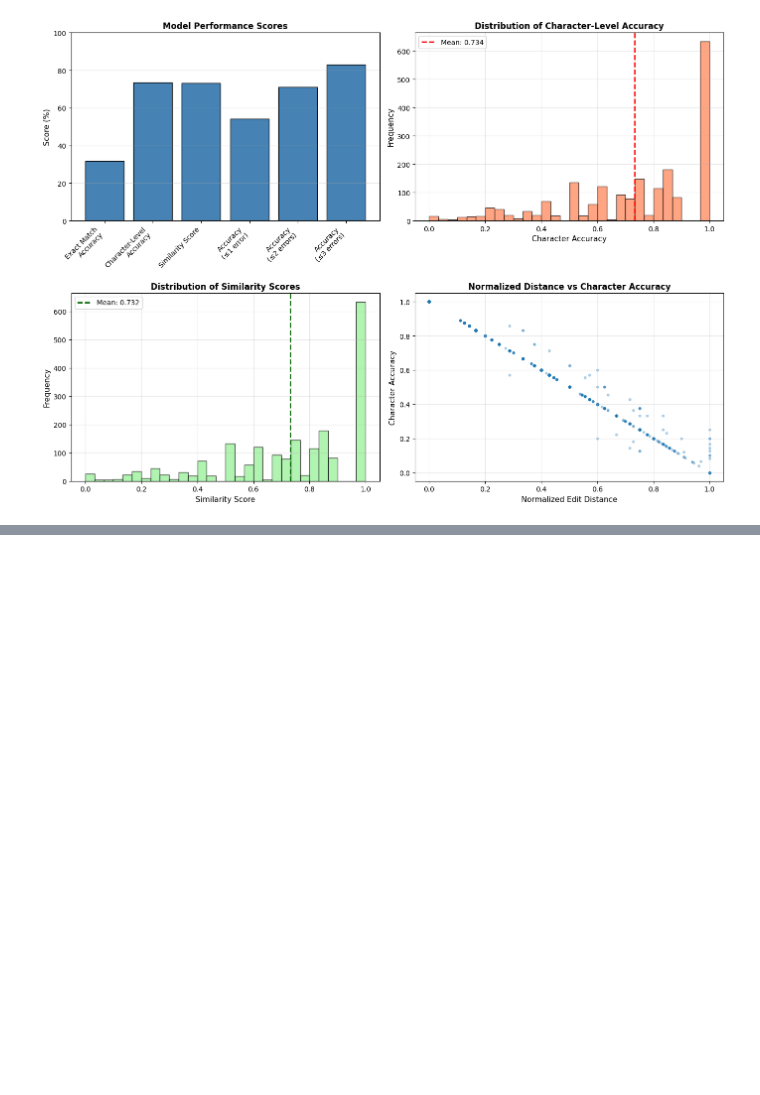
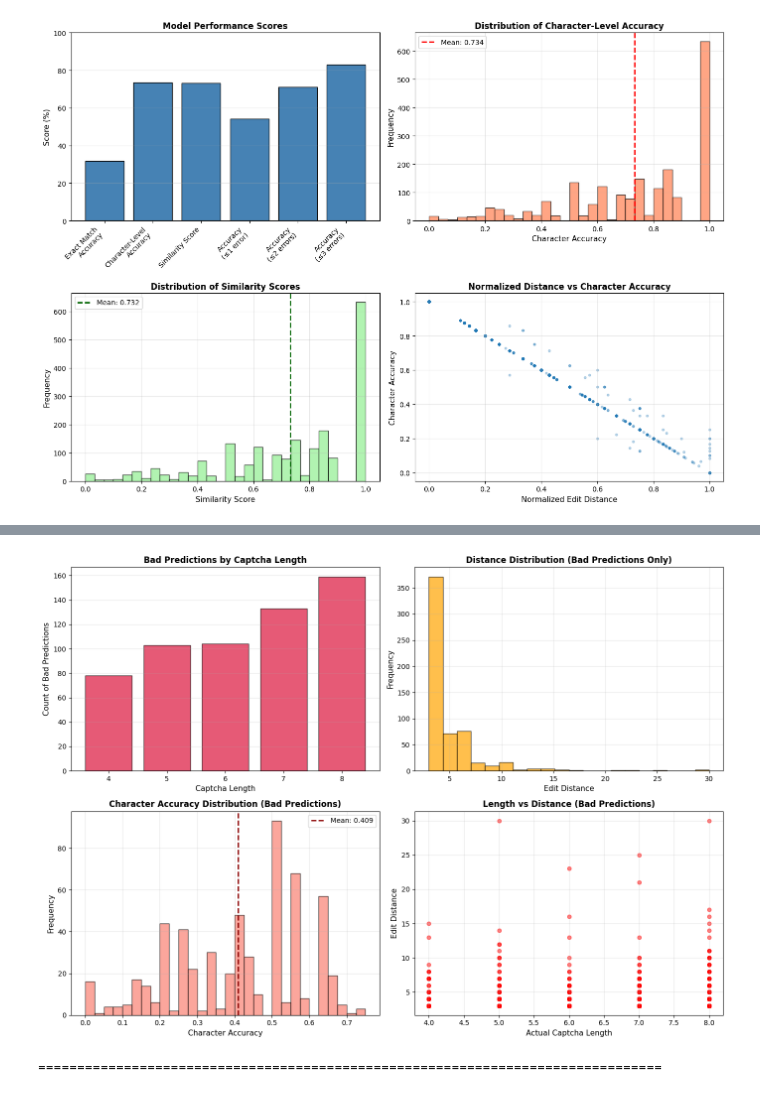
Before and after one commit to JCSnap/cs4243-project, a Jupyter notebook: test_analysis.ipynb, the cells around one changed output, grey strips where cells are left out. Cells and saved outputs as stored; diff of their text form; code cells hidden in the pictures; blank space fills up the shorter version.

```diff
--- a/test_analysis.ipynb
+++ b/test_analysis.ipynb
@@ -331,0 +410,78 @@ plt.show()
+# %%
+# Analyze patterns in bad predictions
+print("=" * 80)
+print("ANALYSIS OF BAD PREDICTIONS")
+print("=" * 80)
+
+# 1. Bad predictions by length
+print("\n1. Bad Predictions by Actual Captcha Length:")
+bad_by_length = bad_predictions.groupby('Actual_Length').size().sort_index()
+print(bad_by_length)
+print(f"\nAverage length of bad predictions: {bad_predictions['Actual_Length'].mean():.2f}")
+print(f"Average length of all predictions: {df['Actual_Length'].mean():.2f}")
+
+# 2. Bad predictions by distance range
+print("\n2. Bad Predictions by Distance Range:")
+distance_ranges = [
+    (3, 5, "3-5"),
+    (6, 10, "6-10"),
+    (11, 20, "11-20"),
+    (21, 100, "21+")
+]
+for low, high, label in distance_ranges:
+    count = len(bad_predictions[(bad_predictions['Distance'] >= low) & (bad_predictions['Distance'] <= high)])
+    print(f"  Distance {label}: {count} cases")
+
+# 3. Character accuracy distribution for bad predictions
+print("\n3. Character Accuracy Distribution for Bad Predictions:")
+print(f"  Mean: {bad_predictions['Char_Accuracy'].mean():.3f}")
+print(f"  Median: {bad_predictions['Char_Accuracy'].median():.3f}")
+print(f"  Min: {bad_predictions['Char_Accuracy'].min():.3f}")
+print(f"  Max: {bad_predictions['Char_Accuracy'].max():.3f}")
+
+# 4. Length difference analysis
+print("\n4. Length Difference Analysis (Predicted - Actual):")
+bad_length_diff = bad_predictions['Length_Diff'].value_counts().sort_index()
+print(bad_length_diff.head(10))
+print(f"\n  Average length difference: {bad_predictions['Length_Diff'].mean():.2f}")
+
+# 5. Visualize bad predictions distribution
+fig, axes = plt.subplots(2, 2, figsize=(14, 10))
+
+# Bad predictions by length
+axes[0, 0].bar(bad_by_length.index, bad_by_length.values, color='crimson', edgecolor='black', alpha=0.7)
+axes[0, 0].set_xlabel('Captcha Length', fontsize=11)
+axes[0, 0].set_ylabel('Count of Bad Predictions', fontsize=11)
+axes[0, 0].set_title('Bad Predictions by Captcha Length', fontsize=12, fontweight='bold')
+axes[0, 0].grid(axis='y', alpha=0.3)
+
+# Distance distribution for bad predictions
+axes[0, 1].hist(bad_predictions['Distance'], bins=20, color='orange', edgecolor='black', alpha=0.7)
+axes[0, 1].set_xlabel('Edit Distance', fontsize=11)
+axes[0, 1].set_ylabel('Frequency', fontsize=11)
+axes[0, 1].set_title('Distance Distribution (Bad Predictions Only)', fontsize=12, fontweight='bold')
+axes[0, 1].grid(alpha=0.3)
+
+# Character accuracy distribution for bad predictions
+axes[1, 0].hist(bad_predictions['Char_Accuracy'], bins=30, color='salmon', edgecolor='black', alpha=0.7)
+axes[1, 0].axvline(bad_predictions['Char_Accuracy'].mean(), color='darkred',
+                    linestyle='--', linewidth=2, label=f'Mean: {bad_predictions["Char_Accuracy"].mean():.3f}')
+axes[1, 0].set_xlabel('Character Accuracy', fontsize=11)
+axes[1, 0].set_ylabel('Frequency', fontsize=11)
+axes[1, 0].set_title('Character Accuracy Distribution (Bad Predictions)', fontsize=12, fontweight='bold')
+axes[1, 0].legend()
+axes[1, 0].grid(alpha=0.3)
+
+# Length vs Distance scatter for bad predictions
+axes[1, 1].scatter(bad_predictions['Actual_Length'], bad_predictions['Distance'],
+                    alpha=0.5, s=30, color='red')
+axes[1, 1].set_xlabel('Actual Captcha Length', fontsize=11)
+axes[1, 1].set_ylabel('Edit Distance', fontsize=11)
+axes[1, 1].set_title('Length vs Distance (Bad Predictions)', fontsize=12, fontweight='bold')
+axes[1, 1].grid(alpha=0.3)
+
+plt.tight_layout()
+plt.show()
+
+print("\n" + "=" * 80)
+# %% [output]
@@ -331,0 +505,2 @@ plt.show()
+[figure, added]
+================================================================================
```
Also changed, not shown: parts of 7 cells of this notebook.
